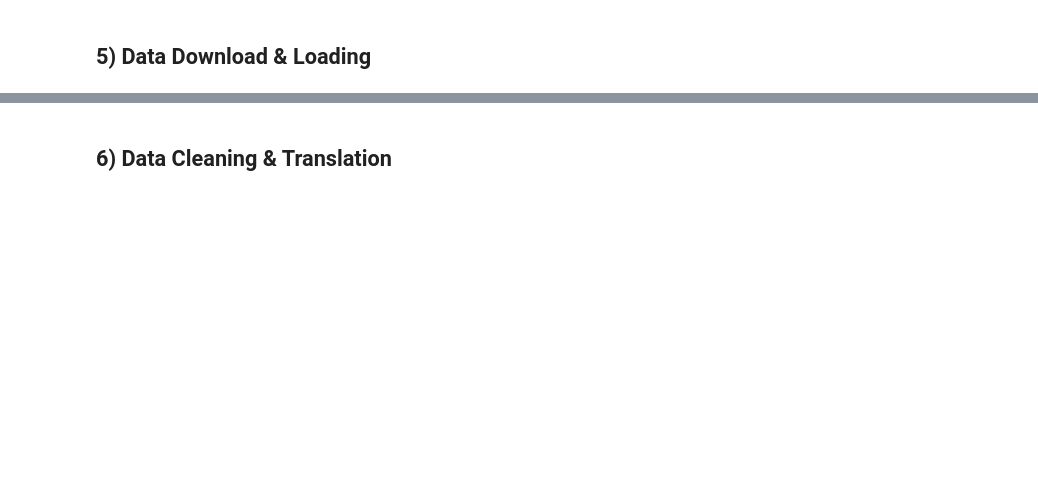
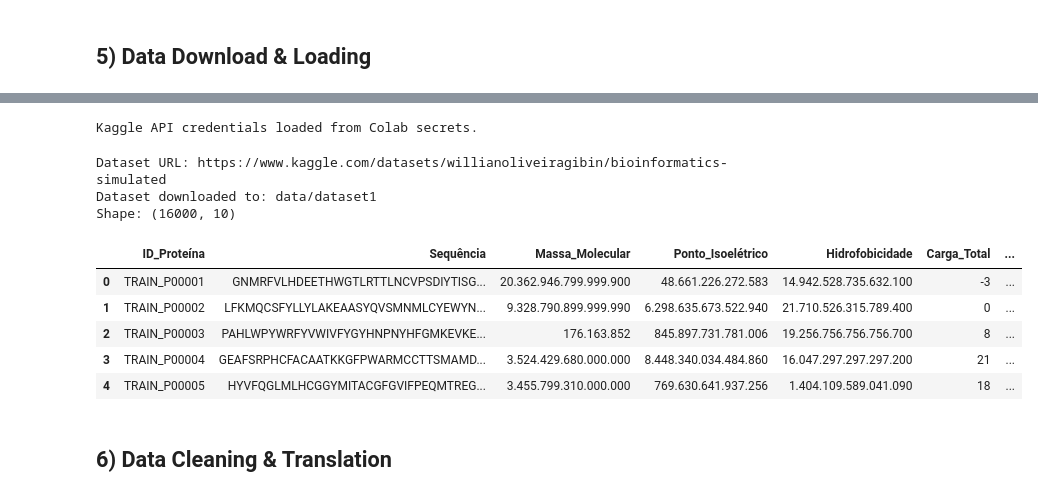
Before and after one commit to Protein-Function-Prediction/COMP3608ProteinFunctionPrediction, a Jupyter notebook: dataset1.ipynb, the cells around one changed output, grey strips where cells are left out. Saved outputs shown, nothing was run; the diff lists cells and outputs as text; code cells hidden in the pictures; blank space fills up the shorter version.

```diff
--- a/dataset1.ipynb
+++ b/dataset1.ipynb
@@ -99,19 +117,64 @@ print("Environment ready. Device:", device)
+# %%
+from google.colab import userdata
+import os
+
+# Retrieve Kaggle credentials from Colab Secrets
+try:
+    KAGGLE_USERNAME = userdata.get('KAGGLE_USERNAME')
+    KAGGLE_KEY = userdata.get('KAGGLE_KEY')
+
+    if not KAGGLE_USERNAME or not KAGGLE_KEY:
+        raise ValueError("Kaggle username or key not found in Colab secrets.")
+
+    # Set environment variables for Kaggle API
+    os.environ['KAGGLE_USERNAME'] = KAGGLE_USERNAME
+    os.environ['KAGGLE_KEY'] = KAGGLE_KEY
+
+    print("Kaggle API credentials loaded from Colab secrets.")
+
+except Exception as e:
+    print(f"Error loading Kaggle credentials: {e}")
+    print("Please ensure KAGGLE_USERNAME and KAGGLE_KEY are set in Colab secrets (left-hand panel, '🔑' icon).")
+    # You might want to exit or prevent further execution here if authentication is critical
+# %% [output]
+Kaggle API credentials loaded from Colab secrets.
 # %%
+import kaggle # Import the kaggle library
+
 # Download Dataset 1 from Kaggle
 DATA_DIR = Path("data/dataset1")
 DATA_DIR.mkdir(parents=True, exist_ok=True)
 
-path_sim1 = kagglehub.dataset_download(
-    "willianoliveiragibin/bioinformatics-simulated",
-    output_dir=str(DATA_DIR)
-)
-print("Dataset downloaded to:", path_sim1)
+# Authenticate Kaggle API (assumes Kaggle API key is configured)
+# If running in Colab, this usually involves storing kaggle.json in ~/.kaggle/
+kaggle.api.authenticate()
+
+dataset_slug = "willianoliveiragibin/bioinformatics-simulated"
+# Use kaggle.api.dataset_download_files instead of kagglehub.dataset_download
+# The 'path' argument specifies where to download and unzip the files.
+# 'unzip=True' is typically needed for Kaggle datasets.
+kaggle.api.dataset_download_files(dataset_slug, path=str(DATA_DIR), unzip=True)
+
+# After downloading and unzipping, the files are directly in DATA_DIR
+path_to_downloaded_data = DATA_DIR # The directory where the data was unzipped
+print("Dataset downloaded to:", path_to_downloaded_data)
 
 # Load the CSV
-csv_path = list(Path(path_sim1).glob("*.csv"))[0]
+# List all CSV files in the download directory and pick the first one
+csv_path = list(Path(path_to_downloaded_data).glob("*.csv"))[0]
 df_raw = pd.read_csv(csv_path)
 print(f"Shape: {df_raw.shape}")
 df_raw.head()
+# %% [output]
+Dataset URL: https://www.kaggle.com/datasets/willianoliveiragibin/bioinformatics-simulated
+Dataset downloaded to: data/dataset1
+Shape: (16000, 10)
+|  | ID_Proteína | Sequência | Massa_Molecular | Ponto_Isoelétrico | Hidrofobicidade | Carga_Total | ... |
+| 0 | TRAIN_P00001 | GNMRFVLHDEETHWGTLRTTLNCVPSDIYTISG... | 20.362.946.799.999.900 | 48.661.226.272.583 | 14.942.528.735.632.100 | -3 | ... |
+| 1 | TRAIN_P00002 | LFKMQCSFYLLYLAKEAASYQVSMNMLCYEWYN... | 9.328.790.899.999.990 | 6.298.635.673.522.940 | 21.710.526.315.789.400 | 0 | ... |
+| 2 | TRAIN_P00003 | PAHLWPYWRFYVWIVFYGYHNPNYHFGMKEVKE... | 176.163.852 | 845.897.731.781.006 | 19.256.756.756.756.700 | 8 | ... |
+| 3 | TRAIN_P00004 | GEAFSRPHCFACAATKKGFPWARMCCTTSMAMD... | 3.524.429.680.000.000 | 8.448.340.034.484.860 | 16.047.297.297.297.200 | 21 | ... |
+| 4 | TRAIN_P00005 | HYVFQGLMLHCGGYMITACGFGVIFPEQMTREG... | 3.455.799.310.000.000 | 769.630.641.937.256 | 1.404.109.589.041.090 | 18 | ... |
 # %% [markdown]
 ## **6) Data Cleaning & Translation**
 # %%
```
Also changed, not shown: parts of 16 cells of this notebook.
